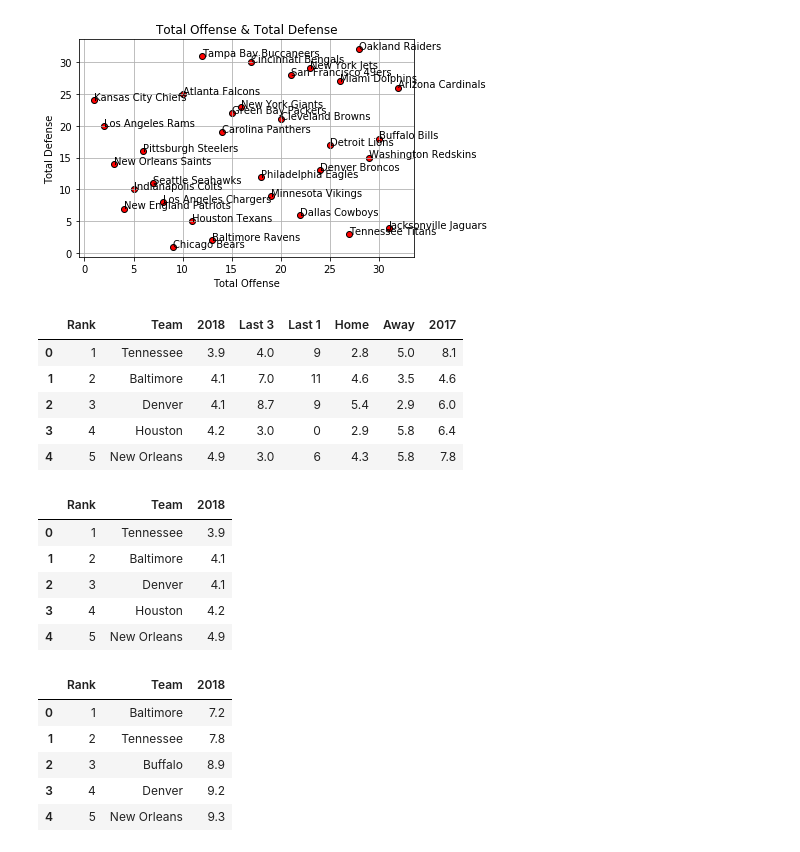
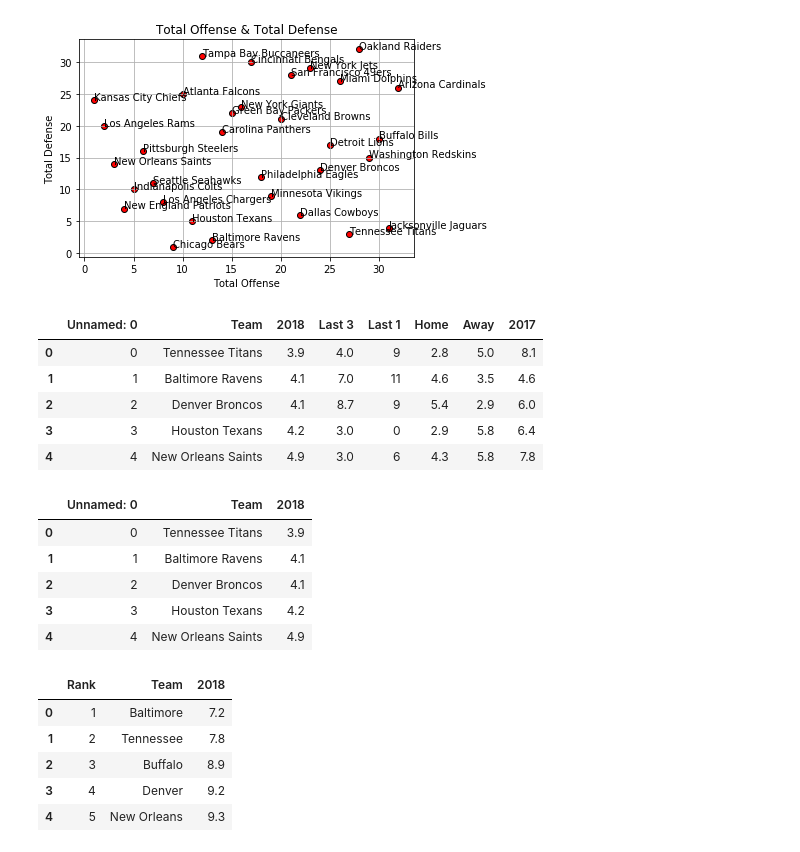
Before and after one commit to allamass95/nfl_spreads, a Jupyter notebook: Total_Offense_and_Total_Defense.ipynb, the cells around one changed output. Saved outputs shown, nothing was run; the diff lists cells and outputs as text; code cells hidden in the pictures.

```diff
--- a/Total_Offense_and_Total_Defense.ipynb
+++ b/Total_Offense_and_Total_Defense.ipynb
@@ -118,28 +118,28 @@ for i, txt in enumerate(Combined_Rankings.Team):
 # %%
 #4th Quarter Points Surrendered
 
-Q4_pts_file_to_load = "Data Sources/4th Qtr Points Surrendered.csv"
+Q4_pts_file_to_load = "Data Sources/CLEAN4thquapoisur.csv"
 
 # Read 4th Quarter Points File and store into Pandas data frame
 Q4_data = pd.read_csv(Q4_pts_file_to_load)
 Q4_data.head()
 # %% [output]
-|  | Rank | Team | 2018 | Last 3 | Last 1 | Home | Away | 2017 |
-| 0 | 1 | Tennessee | 3.9 | 4.0 | 9 | 2.8 | 5.0 | 8.1 |
-| 1 | 2 | Baltimore | 4.1 | 7.0 | 11 | 4.6 | 3.5 | 4.6 |
-| 2 | 3 | Denver | 4.1 | 8.7 | 9 | 5.4 | 2.9 | 6.0 |
-| 3 | 4 | Houston | 4.2 | 3.0 | 0 | 2.9 | 5.8 | 6.4 |
-| 4 | 5 | New Orleans | 4.9 | 3.0 | 6 | 4.3 | 5.8 | 7.8 |
+|  | Unnamed: 0 | Team | 2018 | Last 3 | Last 1 | Home | Away | 2017 |
+| 0 | 0 | Tennessee Titans | 3.9 | 4.0 | 9 | 2.8 | 5.0 | 8.1 |
+| 1 | 1 | Baltimore Ravens | 4.1 | 7.0 | 11 | 4.6 | 3.5 | 4.6 |
+| 2 | 2 | Denver Broncos | 4.1 | 8.7 | 9 | 5.4 | 2.9 | 6.0 |
+| 3 | 3 | Houston Texans | 4.2 | 3.0 | 0 | 2.9 | 5.8 | 6.4 |
+| 4 | 4 | New Orleans Saints | 4.9 | 3.0 | 6 | 4.3 | 5.8 | 7.8 |
 # %%
-Clutch = Q4_data[["Rank", "Team", "2018"]]
+Clutch = Q4_data[["Unnamed: 0", "Team", "2018"]]
 Clutch.head()
 # %% [output]
-|  | Rank | Team | 2018 |
-| 0 | 1 | Tennessee | 3.9 |
-| 1 | 2 | Baltimore | 4.1 |
-| 2 | 3 | Denver | 4.1 |
-| 3 | 4 | Houston | 4.2 |
-| 4 | 5 | New Orleans | 4.9 |
+|  | Unnamed: 0 | Team | 2018 |
+| 0 | 0 | Tennessee Titans | 3.9 |
+| 1 | 1 | Baltimore Ravens | 4.1 |
+| 2 | 2 | Denver Broncos | 4.1 |
+| 3 | 3 | Houston Texans | 4.2 |
+| 4 | 4 | New Orleans Saints | 4.9 |
 # %%
 #2nd Half Points Surrendered
 SecHlf_pts_file_to_load = "Data Sources/Second Half Points Surrendered.csv"
```
Also changed, not shown: parts of 4 cells of this notebook, 2 other files.
